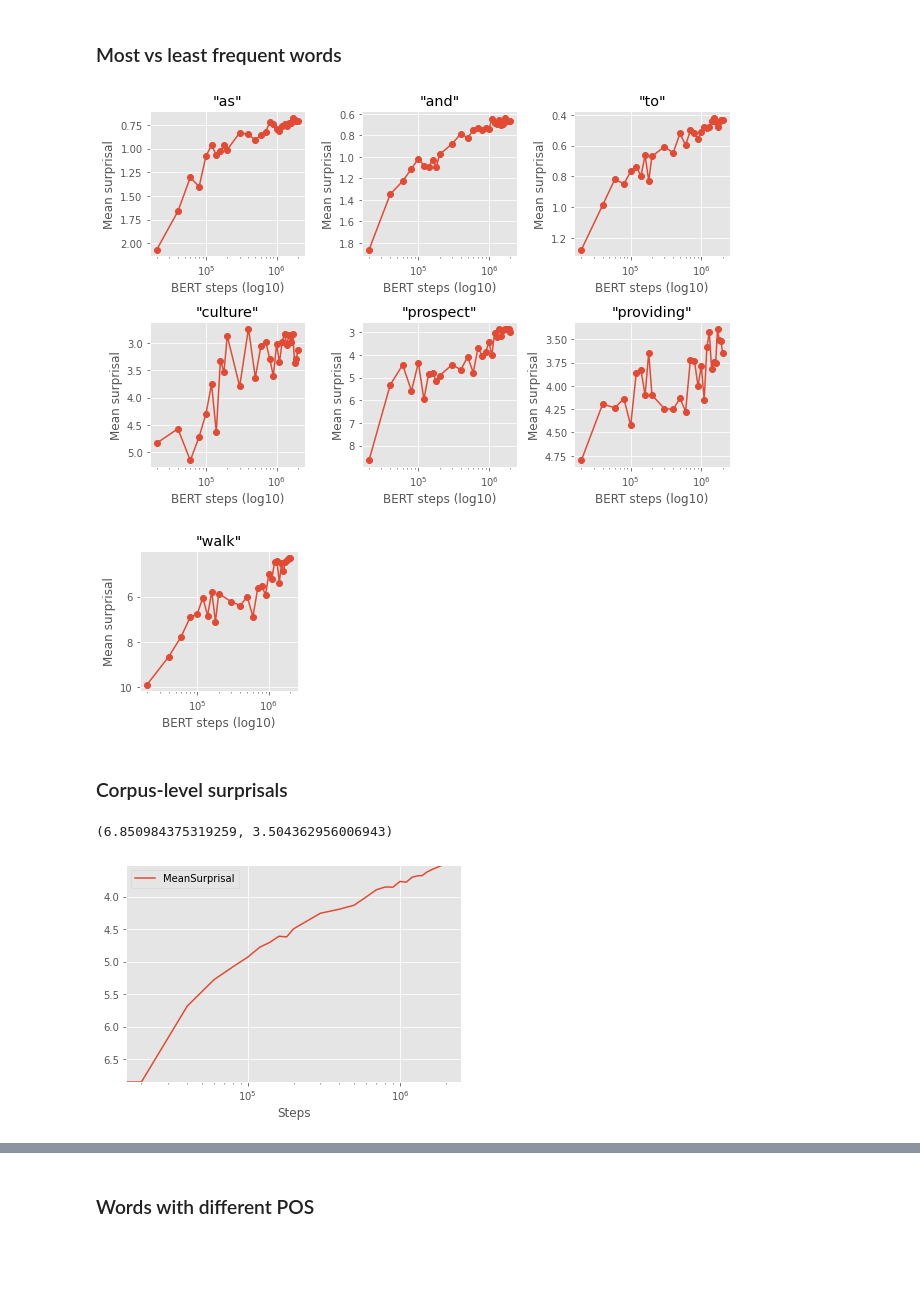
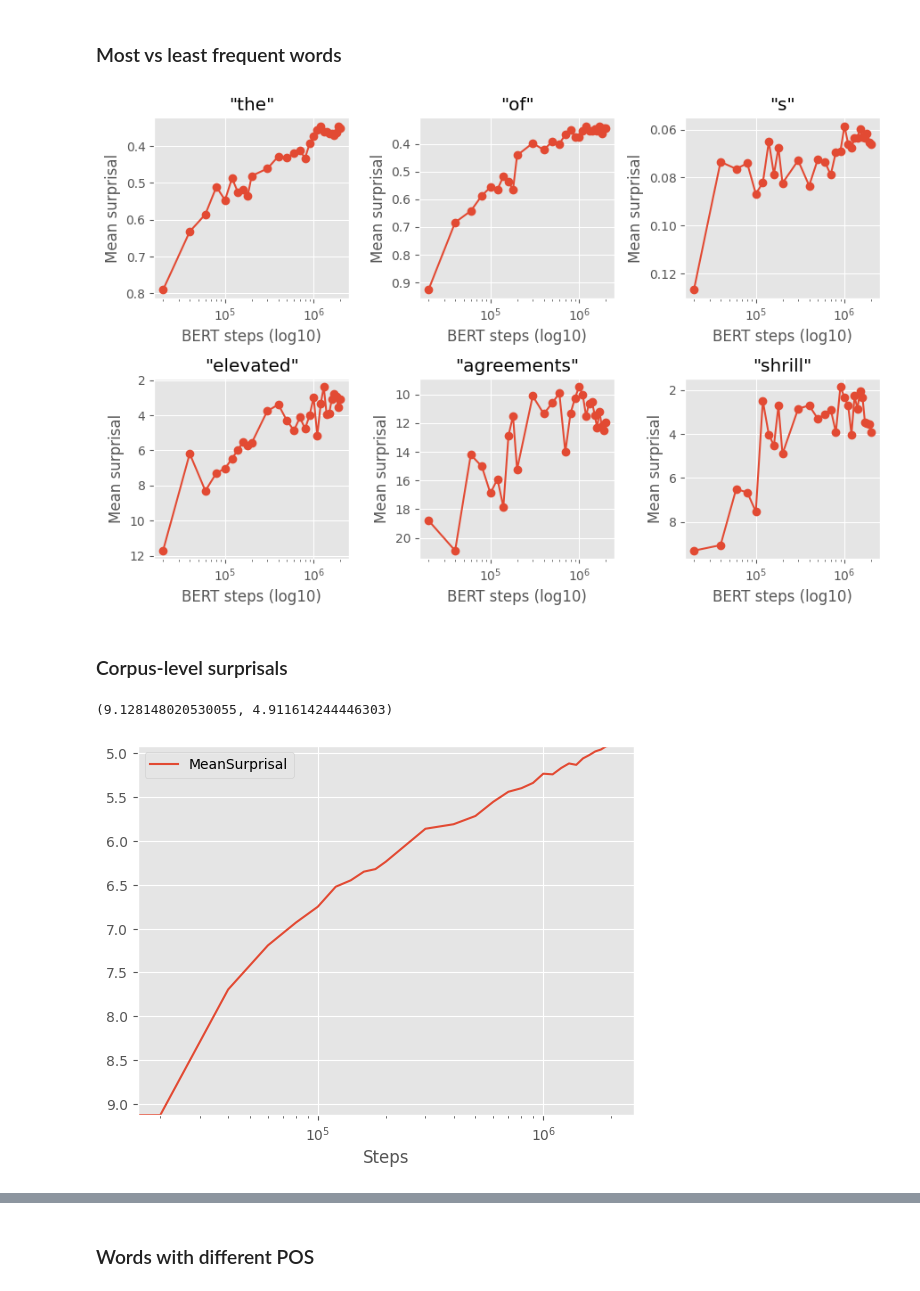
Before and after one commit to NazaninShafiabadi/word-acquisition-language-models, a Jupyter notebook: word_acquisition.ipynb, the cells around one changed output, grey strips where cells are left out. Saved outputs shown, nothing was run; the diff lists cells and outputs as text; code cells hidden in the pictures; blank space fills up the shorter version.

```diff
--- a/word_acquisition.ipynb
+++ b/word_acquisition.ipynb
@@ -41,6 +41,6 @@ def plot_surprisals(words:List[str], surprisals_df):
     plt.tight_layout()
     plt.show()
 # %%
-wikitext_surprisals = 'sample_data/wikitext/bert_surprisals.txt'
+wikitext_surprisals = 'sample_data/wikitext/bert_surprisals_large.txt'
 chang_bergen_surprisals = 'r_code/tacl_data/lm_data/bert_surprisals.txt'
 surprisals = pd.read_csv(wikitext_surprisals, delimiter='\t')
@@ -69,6 +53,7 @@ surprisals = (surprisals
     .reset_index(drop=True))
 
 surprisals.insert(0, 'Token', surprisals.pop('Token'))
+surprisals = surprisals[surprisals['Token'].apply(lambda t: t.isascii() and not t.isdigit())]
 surprisals
 # %% [output]
 |  | Token | Steps | MedianRank | MeanSurprisal | StdevSurprisal | Accuracy | NumExamples | MeanSurprisalDiff | ... |
@@ -88,15 +85,11 @@ surprisals
 ### Most vs least frequent words
 # %%
 frequent = surprisals[surprisals['NumExamples'] == 512]
-infrequent = surprisals[surprisals['NumExamples'] == 8]
+infrequent = surprisals[surprisals['NumExamples'] == 1]
 
 plot_surprisals(
     frequent['Token'].drop_duplicates().sample(3).tolist() + infrequent['Token'].drop_duplicates().sample(3).tolist(),
     surprisals
     )
 # %% [output]
-[figure, old version]
+[figure, new version]
-# %%
-plot_surprisals(['walk'], surprisals)
-# %% [output]
-[figure, removed]
@@ -123,8 +102,8 @@ avg_surprisals = surprisals.groupby('Steps')['MeanSurprisal'].mean().reset_index
 avg_surprisals.plot(x='Steps', y='MeanSurprisal', logx=True)\
     .set_ylim(avg_surprisals['MeanSurprisal'].iloc[1:].max(), avg_surprisals['MeanSurprisal'].min())
 # %% [output]
-(6.850984375319259, 3.504362956006943)
+(9.128148020530055, 4.911614244446303)
-[figure, old version]
+[figure, new version]
 # %%
 # for each step, average surprisal across all words with at least 512 examples (frequent words)
 
```
Also changed, not shown: parts of 7 cells of this notebook, 3 other files.
